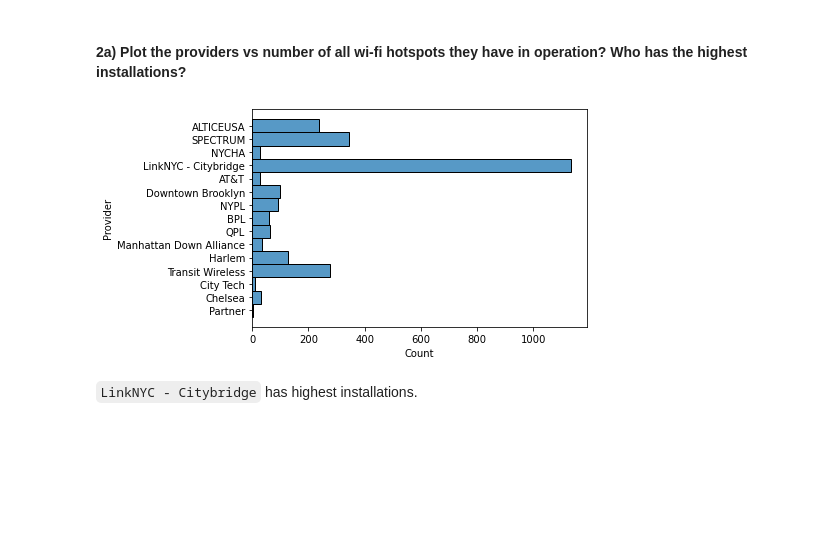
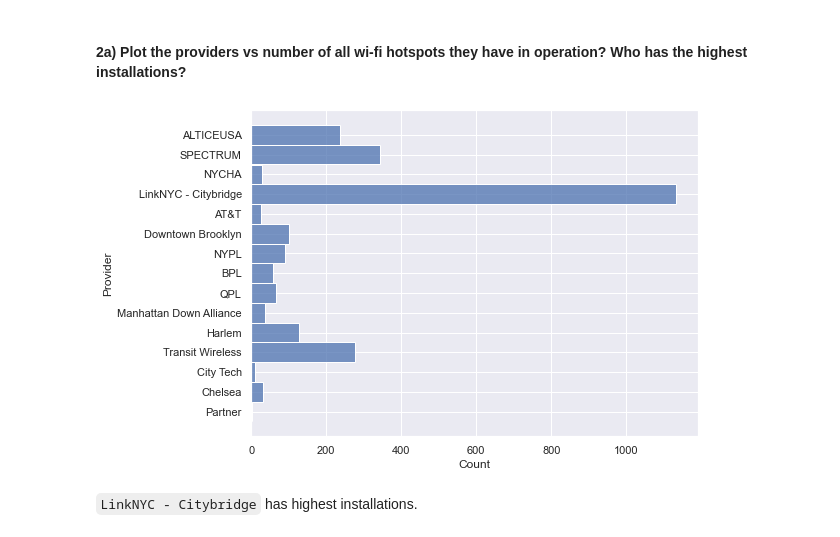
Before and after one commit to Accelerate-AI/Data-Science-Global-Bootcamp, a Jupyter notebook: ClassAssignment/Assignment01/AAI - Bootcamp - Assignment01 - Q2 Solution.ipynb, the cells around one changed output. Cells and saved outputs as stored; diff of their text form; code cells hidden in the pictures; blank space fills up the shorter version.

````diff
--- a/ClassAssignment/Assignment01/AAI - Bootcamp - Assignment01 - Q2 Solution.ipynb
+++ b/ClassAssignment/Assignment01/AAI - Bootcamp - Assignment01 - Q2 Solution.ipynb
@@ -120,12 +120,15 @@ Inferences:
 
 
 #### 2a) Plot the providers vs number of all wi-fi hotspots they have in operation? Who has the highest installations?
-# %%
-sns.histplot(data=df, y="Provider")
-
-plt.show()
-# %% [output]
-[figure, removed]
+# %%
+sns.set_theme(style="white", palette="Set2")      # Set look and feel
+sns.set(rc={'figure.figsize':(8,6)})              # Set figure size - sets for entire notebook
+
+# Plot a horizontal histogram
+sns.histplot(data=df, y="Provider", )  # providing y values will plot horizontal barplot
+plt.show()
+# %% [output]
+[figure, added]
 # %% [markdown]
 ```LinkNYC - Citybridge``` has highest installations.
 # %% [markdown]
````
Also changed, not shown: parts of 13 cells of this notebook.
